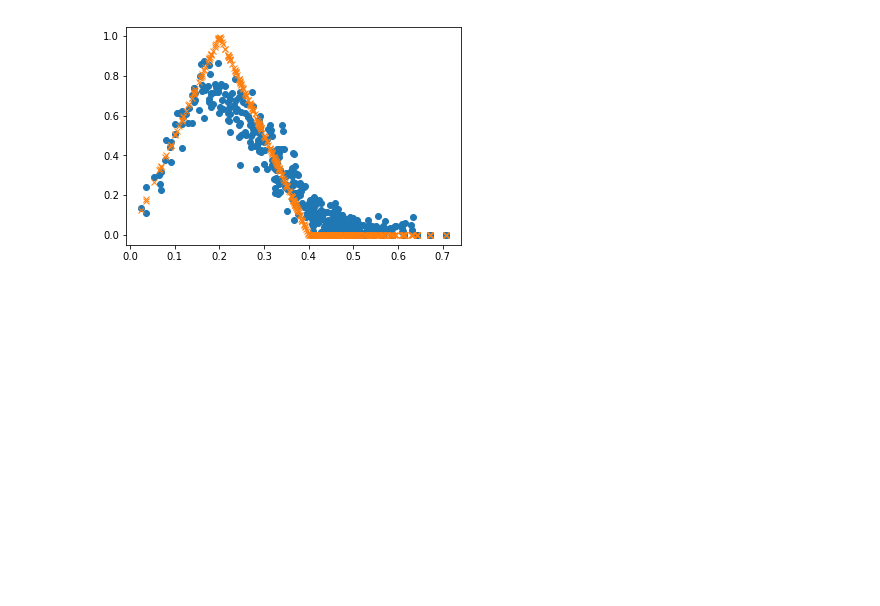
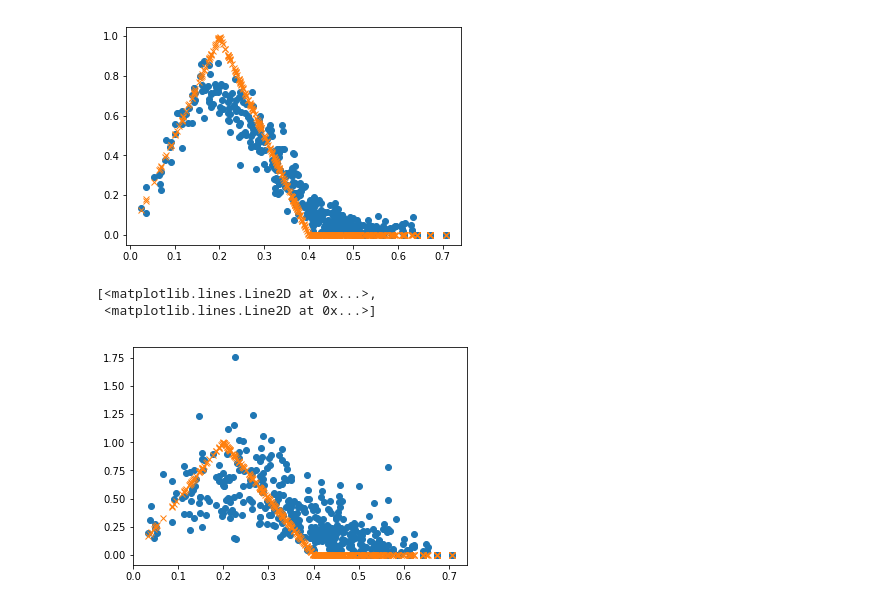
Before and after one commit to ddcampayo/WaaG, a Jupyter notebook: Plot_fields.ipynb, the cells around one changed output. Drawn from its saved outputs; the diff is of its cells as text; code cells hidden in the pictures; blank space fills up the shorter version.

```diff
--- a/Plot_fields.ipynb
+++ b/Plot_fields.ipynb
@@ -18,18 +18,20 @@ def read_fields(dir,time):
     I=dt[:,11]
     u = np.sqrt( ux**2 + uy**2)
 
-    return r, p, u , vol , I
+    return x, y , r, p, u , vol , I
 # %%
-def vels_G_1( x ) :
+def vels_G_1( r ) :
     l = 0.2
 
-    if x > 2*l :
+    x = r/l
+
+    if x > 2 :
         return 0
 
-    if x > l :
-        return 1- ( x - l) / l
+    if x > 1 :
+        return 2 -  x
 
-    return x / l
+    return x
 
 
 vels_G = np.vectorize( vels_G_1 ,  otypes=[np.float])
@@ -69,3 +79,13 @@ plt.plot( r , u, 'o' , r , vels_G( r ), 'x')
 [<matplotlib.lines.Line2D at 0x...>,
  <matplotlib.lines.Line2D at 0x...>]
 [figure]
+# %%
+dir = 'press_PPE'
+#dir = 'press'
+x, y , r, p, u , vol , I =  read_fields( dir , '160')
+# %%
+plt.plot( r , u, 'o' , r , vels_G( r ), 'x')
+# %% [output]
+[<matplotlib.lines.Line2D at 0x...>,
+ <matplotlib.lines.Line2D at 0x...>]
+[figure, added]
```
Also changed, not shown: parts of 23 cells of this notebook, 7 other files.
